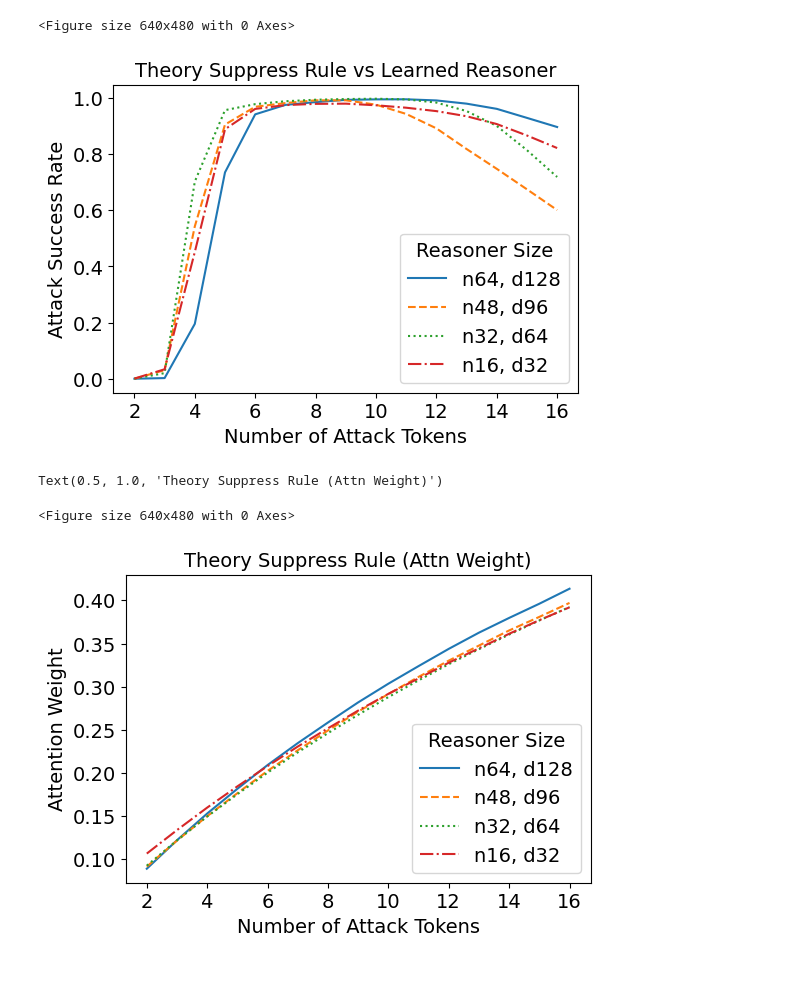
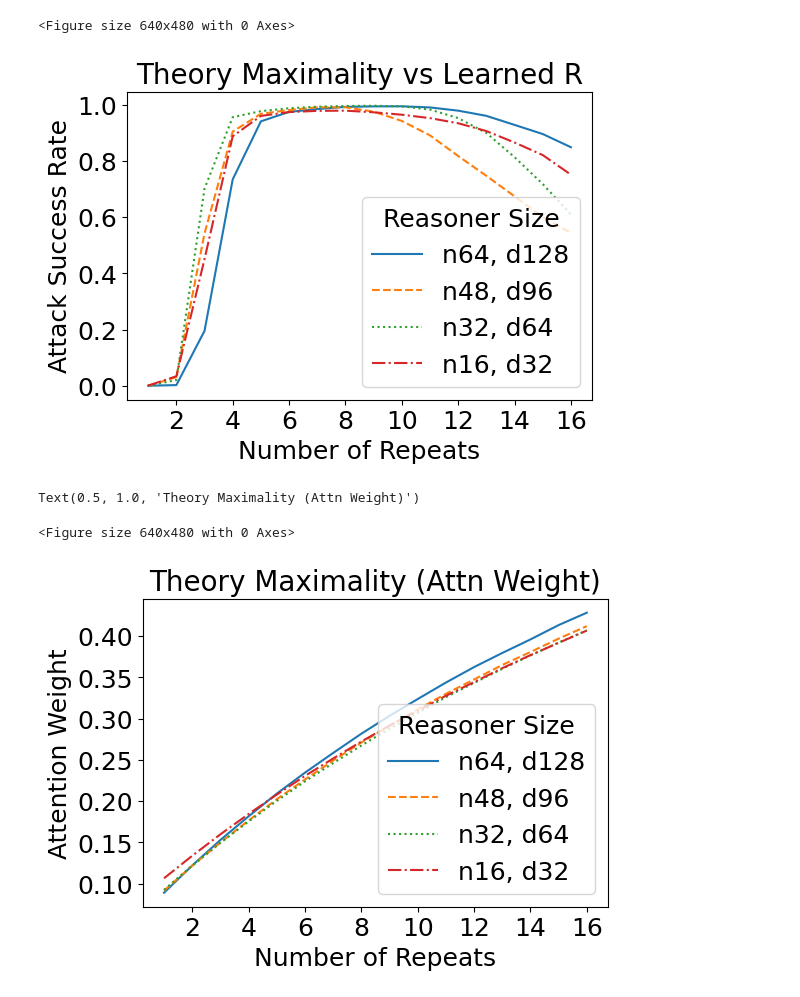
Before and after one commit to AntonXue/tf_logic, a Jupyter notebook: notebooks/experiments/exp2_theory_attacks.ipynb, the cells around one changed output. Drawn from its saved outputs; the diff is of its cells as text; code cells hidden in the pictures.

```diff
--- a/notebooks/experiments/exp2_theory_attacks.ipynb
+++ b/notebooks/experiments/exp2_theory_attacks.ipynb
@@ -21,50 +21,50 @@ def get_col_as_np(df, tgt_col_name, filter_kvs = [], sort_by="num_attack_tokens"
     return x, y
 # %%
 # Some font size configurations
-legend_fs = 14
-title_fs = 14
-axis_fs = 14
-tick_fs = 14
+legend_fs = 18
+title_fs = 20
+axis_fs = 18
+tick_fs = 18
 # %%
 plt.clf()
 fig = plt.figure(figsize=(6, 4))
 
 x_64, y_64 = get_col_as_np(suppress_rule_df, "adv_ns3_state_acc",
     [("num_vars", 64), ("embed_dim", 128), ("reasoner_type", "learned")]
 )
 
 x_48, y_48 = get_col_as_np(suppress_rule_df, "adv_ns3_state_acc",
     [("num_vars", 48), ("embed_dim", 96), ("reasoner_type", "learned")]
 )
 
 x_32, y_32 = get_col_as_np(suppress_rule_df, "adv_ns3_state_acc",
     [("num_vars", 32), ("embed_dim", 64), ("reasoner_type", "learned")]
 )
 
 x_16, y_16 = get_col_as_np(suppress_rule_df, "adv_ns3_state_acc",
     [("num_vars", 16), ("embed_dim", 32), ("reasoner_type", "learned")]
 )
 
-x_64, y_64 = x_64[:15], y_64[:15]
-x_48, y_48 = x_48[:15], y_48[:15]
-x_32, y_32 = x_32[:15], y_32[:15]
-x_16, y_16 = x_16[:15], y_16[:15]
+x_64, y_64 = x_64[:16]-1, y_64[:16]
+x_48, y_48 = x_48[:16]-1, y_48[:16]
+x_32, y_32 = x_32[:16]-1, y_32[:16]
+x_16, y_16 = x_16[:16]-1, y_16[:16]
 
 plt.plot(x_64, y_64, linestyle="solid", label="n64, d128")
 plt.plot(x_48, y_48, linestyle="dashed", label="n48, d96")
 plt.plot(x_32, y_32, linestyle="dotted", label="n32, d64")
 plt.plot(x_16, y_16, linestyle="dashdot", label="n16, d32")
 plt.legend(loc="lower right", title="Reasoner Size", fontsize=legend_fs, title_fontsize=legend_fs)
 plt.ylabel("Attack Success Rate", fontsize=axis_fs)
-plt.xlabel("Number of Attack Tokens", fontsize=axis_fs)
+plt.xlabel("Number of Repeats", fontsize=axis_fs)
 plt.yticks(fontsize=tick_fs)
 plt.xticks(fontsize=tick_fs)
-plt.title("Theory Suppress Rule vs Learned Reasoner", fontsize=title_fs)
+plt.title("Theory Maximality vs Learned R", fontsize=title_fs)
 # plt.title("Theory-based Attacks Against Learned Reasoners", fontsize=title_fs)
 plt.savefig("images/exp2_suppress_rule_acc.png", bbox_inches="tight", transparent=True)
 # %% [output]
 <Figure size 640x480 with 0 Axes>
-[figure, old version]
+[figure, new version]
 # %%
 plt.clf()
 fig = plt.figure(figsize=(6,4))
@@ -85,10 +85,10 @@ x_16, y_16 = get_col_as_np(suppress_rule_df, "adv_ns1_atk_wts",
     [("num_vars", 16), ("embed_dim", 32), ("reasoner_type", "learned")]
 )
 
-x_64, y_64 = x_64[:15], y_64[:15]
-x_48, y_48 = x_48[:15], y_48[:15]
-x_32, y_32 = x_32[:15], y_32[:15]
-x_16, y_16 = x_16[:15], y_16[:15]
+x_64, y_64 = x_64[:16]-1, y_64[:16]
+x_48, y_48 = x_48[:16]-1, y_48[:16]
+x_32, y_32 = x_32[:16]-1, y_32[:16]
+x_16, y_16 = x_16[:16]-1, y_16[:16]
 
 plt.plot(x_64, y_64, linestyle="solid", label="n64, d128")
 plt.plot(x_48, y_48, linestyle="dashed", label="n48, d96")
@@ -96,16 +96,16 @@ plt.plot(x_32, y_32, linestyle="dotted", label="n32, d64")
 plt.plot(x_16, y_16, linestyle="dashdot", label="n16, d32")
 plt.legend(loc="lower right", title="Reasoner Size", fontsize=legend_fs, title_fontsize=legend_fs)
 plt.ylabel("Attention Weight", fontsize=axis_fs)
-plt.xlabel("Number of Attack Tokens", fontsize=axis_fs)
+plt.xlabel("Number of Repeats", fontsize=axis_fs)
 plt.yticks(fontsize=tick_fs)
 plt.xticks(fontsize=tick_fs)
-plt.title("Theory Suppress Rule (Attn Weight)", fontsize=title_fs)
+plt.title("Theory Maximality (Attn Weight)", fontsize=title_fs)
 # plt.title("Attack Tokens Attention vs Suppressed Rule Attention", fontsize=title_fs)
 # plt.savefig("images/exp2_suppress_rule_attn.png", bbox_inches="tight", transparent=True)
 # %% [output]
-Text(0.5, 1.0, 'Theory Suppress Rule (Attn Weight)')
+Text(0.5, 1.0, 'Theory Maximality (Attn Weight)')
 <Figure size 640x480 with 0 Axes>
-[figure, old version]
+[figure, new version]
 # %%
 # Knowledge Amnesia
 # %%
```
Also changed, not shown: parts of 3 cells of this notebook, 4 other files.
